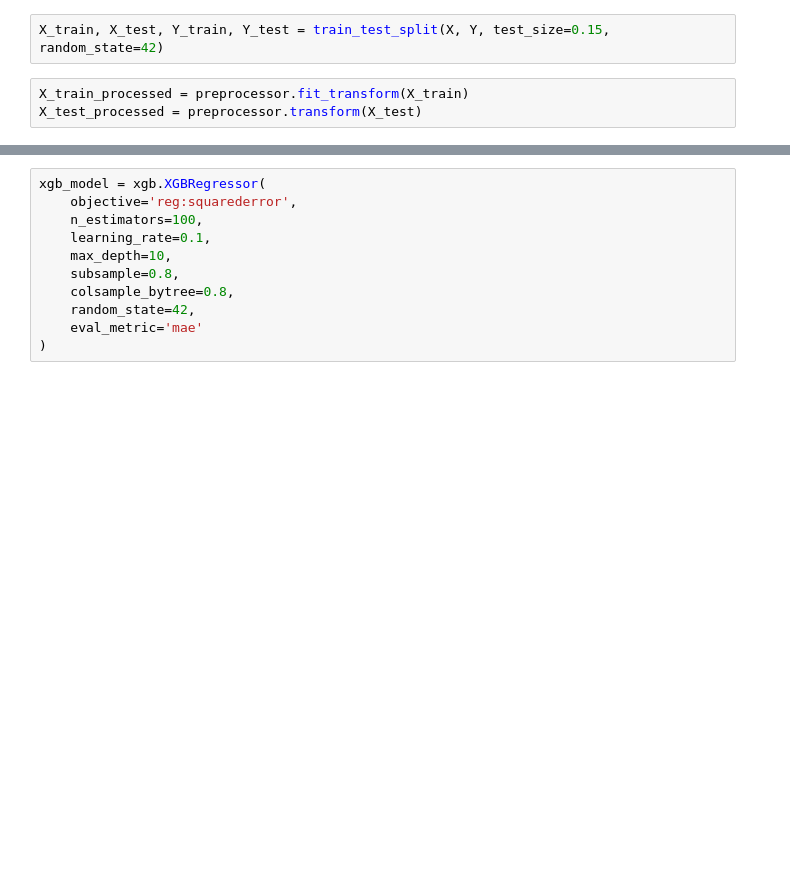
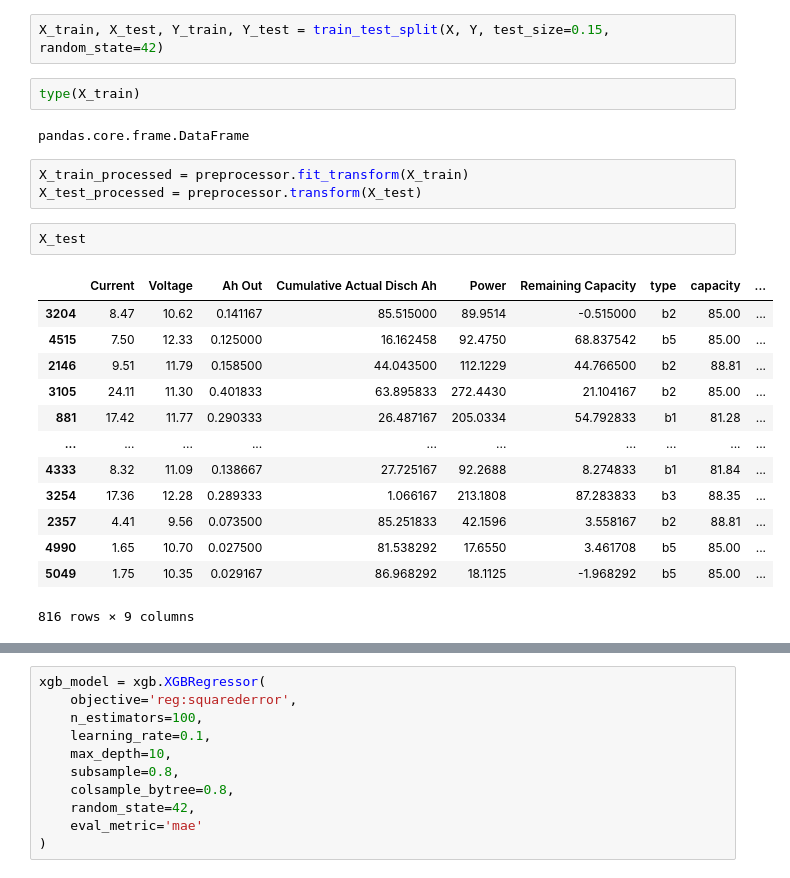
Before and after one commit to DarSahran/battery-life-predictor, a Jupyter notebook: new_code/XGBoost.ipynb, the cells around one changed output, grey strips where cells are left out. Saved outputs shown, nothing was run; the diff lists cells and outputs as text; blank space fills up the shorter version.

```diff
--- a/new_code/XGBoost.ipynb
+++ b/new_code/XGBoost.ipynb
@@ -61,6 +61,26 @@ preprocessor = ColumnTransformer(transformers=[
     ,remainder='passthrough')
 # %%
 X_train, X_test, Y_train, Y_test = train_test_split(X, Y, test_size=0.15, random_state=42)
+# %%
+type(X_train)
+# %% [output]
+pandas.core.frame.DataFrame
 # %%
 X_train_processed = preprocessor.fit_transform(X_train)
 X_test_processed = preprocessor.transform(X_test)
+# %%
+X_test
+# %% [output]
+|  | Current | Voltage | Ah Out | Cumulative Actual Disch Ah | Power | Remaining Capacity | type | capacity | ... |
+| 3204 | 8.47 | 10.62 | 0.141167 | 85.515000 | 89.9514 | -0.515000 | b2 | 85.00 | ... |
+| 4515 | 7.50 | 12.33 | 0.125000 | 16.162458 | 92.4750 | 68.837542 | b5 | 85.00 | ... |
+| 2146 | 9.51 | 11.79 | 0.158500 | 44.043500 | 112.1229 | 44.766500 | b2 | 88.81 | ... |
+| 3105 | 24.11 | 11.30 | 0.401833 | 63.895833 | 272.4430 | 21.104167 | b2 | 85.00 | ... |
+| 881 | 17.42 | 11.77 | 0.290333 | 26.487167 | 205.0334 | 54.792833 | b1 | 81.28 | ... |
+| ... | ... | ... | ... | ... | ... | ... | ... | ... | ... |
+| 4333 | 8.32 | 11.09 | 0.138667 | 27.725167 | 92.2688 | 8.274833 | b1 | 81.84 | ... |
+| 3254 | 17.36 | 12.28 | 0.289333 | 1.066167 | 213.1808 | 87.283833 | b3 | 88.35 | ... |
+| 2357 | 4.41 | 9.56 | 0.073500 | 85.251833 | 42.1596 | 3.558167 | b2 | 88.81 | ... |
+| 4990 | 1.65 | 10.70 | 0.027500 | 81.538292 | 17.6550 | 3.461708 | b5 | 85.00 | ... |
+| 5049 | 1.75 | 10.35 | 0.029167 | 86.968292 | 18.1125 | -1.968292 | b5 | 85.00 | ... |
+816 rows × 9 columns
```
Also changed, not shown: parts of 1 cell of this notebook, 2 other files.
